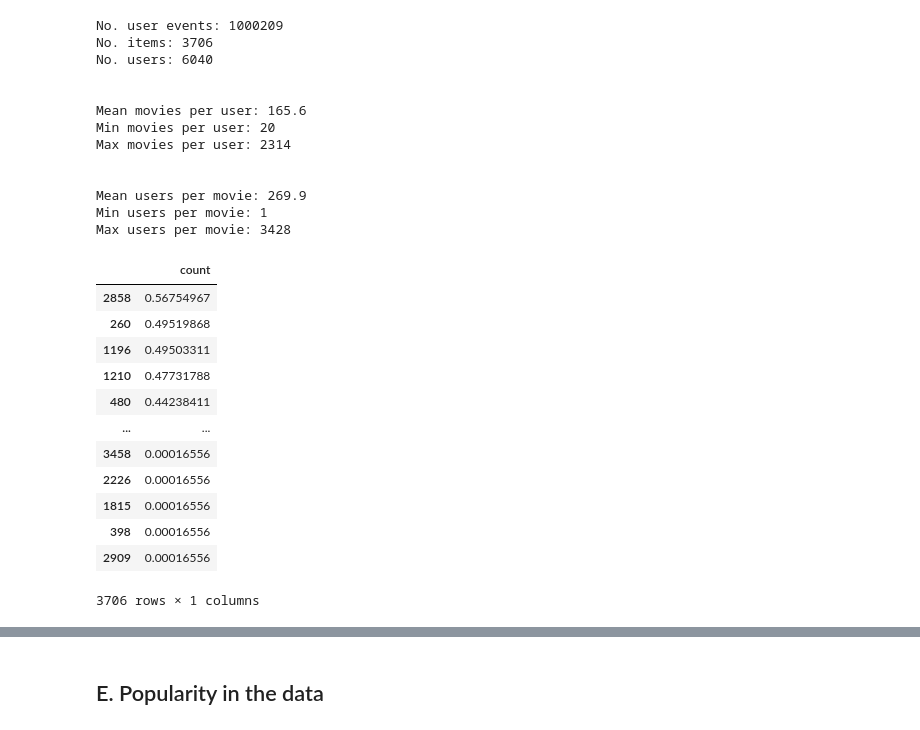
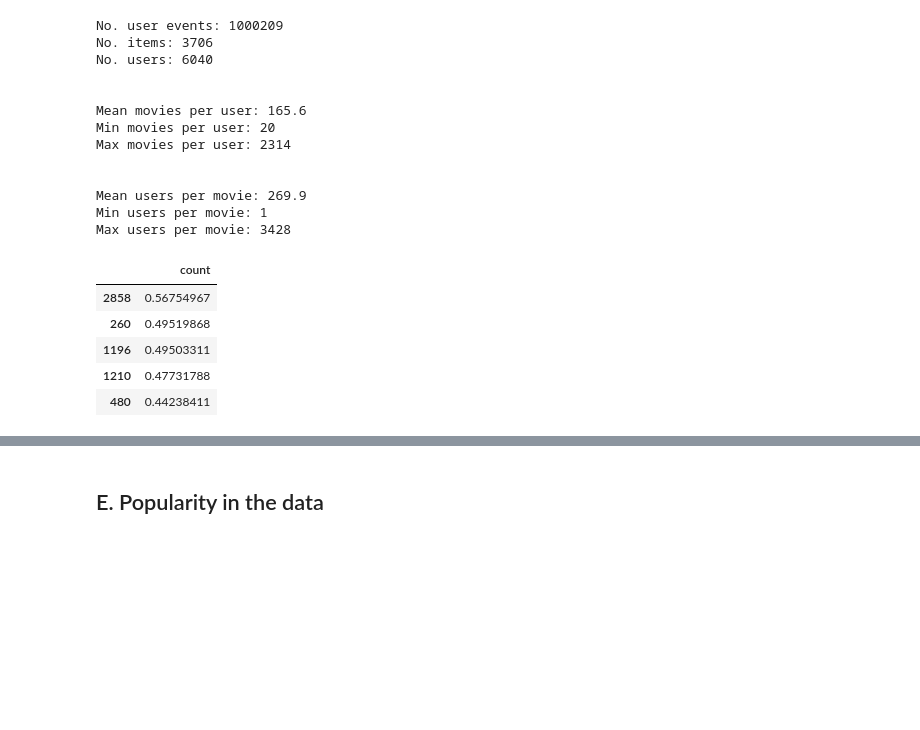
Before and after one commit to SavvinaDaniil/UnfairnessOfPopularityBias, a Jupyter notebook: Movie_Recommendation.ipynb, the cells around one changed output, grey strips where cells are left out. Cells and saved outputs as stored; diff of their text form; code cells hidden in the pictures; blank space fills up the shorter version.

```diff
--- a/Movie_Recommendation.ipynb
+++ b/Movie_Recommendation.ipynb
@@ -140,19 +136,12 @@ df_item_dist = pd.DataFrame(item_dist) # turn the series into a dataframe
 df_item_dist.columns = ['count']
 df_item_dist['count'] /= num_users # basically the popularity of every item
 # %%
-df_item_dist
+df_item_dist.head()
 # %% [output]
 |  | count |
 | 2858 | 0.56754967 |
 | 260 | 0.49519868 |
 | 1196 | 0.49503311 |
 | 1210 | 0.47731788 |
 | 480 | 0.44238411 |
-| ... | ... |
-| 3458 | 0.00016556 |
-| 2226 | 0.00016556 |
-| 1815 | 0.00016556 |
-| 398 | 0.00016556 |
-| 2909 | 0.00016556 |
-3706 rows × 1 columns
 # %%
```
Also changed, not shown: parts of 29 cells of this notebook.
